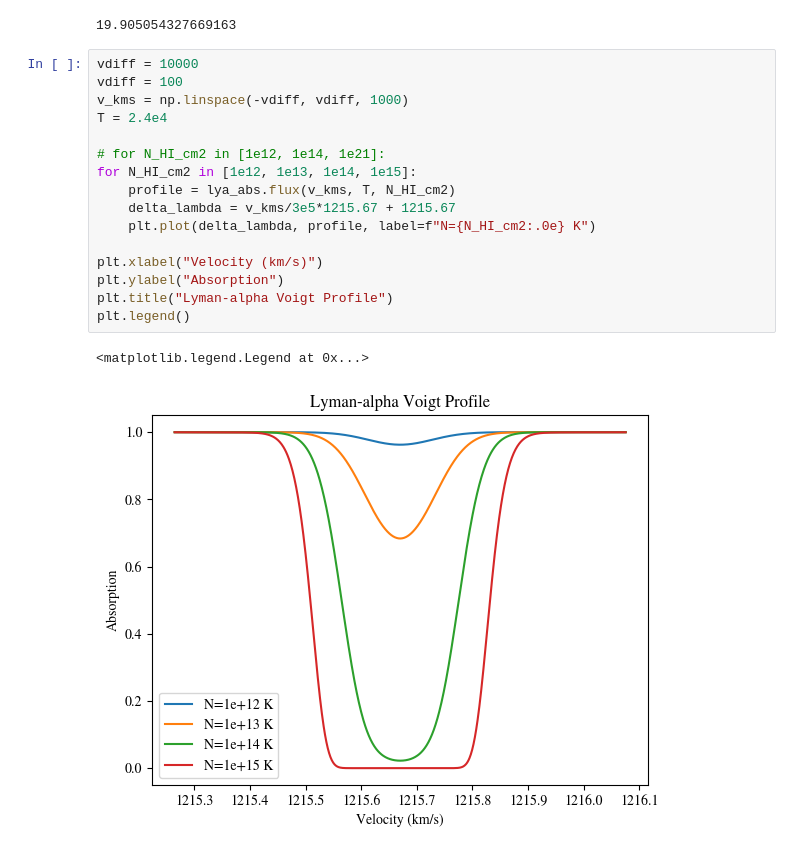
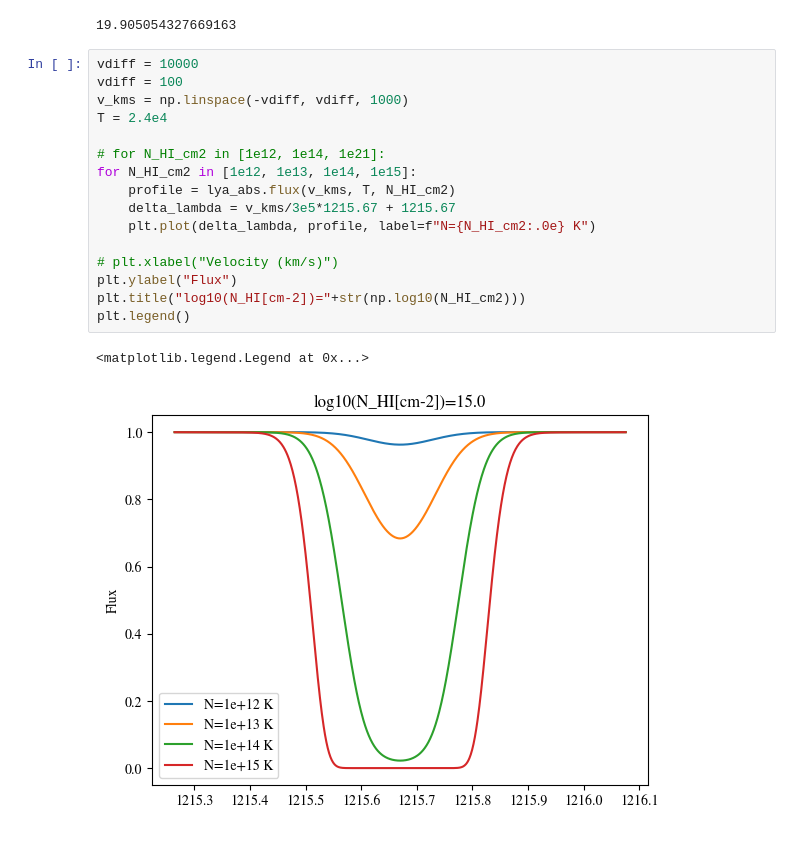
Before and after one commit to jchavesmontero/learn, a Jupyter notebook: lya.ipynb, the cells around one changed output. Cells and saved outputs as stored; diff of their text form.

```diff
--- a/lya.ipynb
+++ b/lya.ipynb
@@ -94,22 +94,22 @@ lya_abs.b_doppler_kms(2.4e4)
 # %%
 vdiff = 10000
 vdiff = 100
 v_kms = np.linspace(-vdiff, vdiff, 1000)
 T = 2.4e4
 
 # for N_HI_cm2 in [1e12, 1e14, 1e21]:
 for N_HI_cm2 in [1e12, 1e13, 1e14, 1e15]:
     profile = lya_abs.flux(v_kms, T, N_HI_cm2)
     delta_lambda = v_kms/3e5*1215.67 + 1215.67
     plt.plot(delta_lambda, profile, label=f"N={N_HI_cm2:.0e} K")
 
-plt.xlabel("Velocity (km/s)")
-plt.ylabel("Absorption")
-plt.title("Lyman-alpha Voigt Profile")
+# plt.xlabel("Velocity (km/s)")
+plt.ylabel("Flux")
+plt.title("log10(N_HI[cm-2])="+str(np.log10(N_HI_cm2)))
 plt.legend()
 # %% [output]
 <matplotlib.legend.Legend at 0x...>
-[figure, old version]
+[figure, new version]
 # %%
 vdiff = 150
 v_kms = np.linspace(-vdiff, vdiff, 1000)
```
Also changed, not shown: parts of 4 cells of this notebook, 1 other file.
